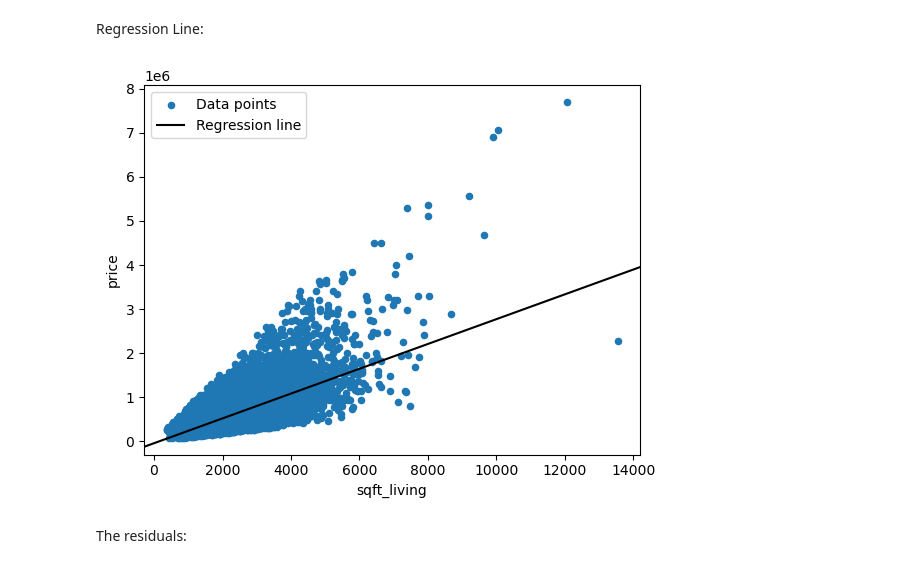
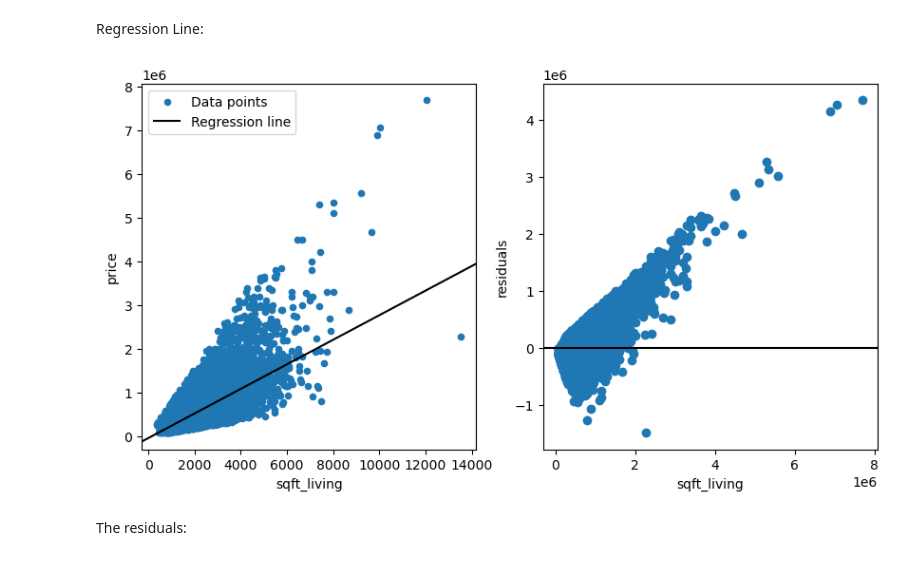
Before and after one commit to learn-co-curriculum/dsc-phase-2-project-v2-3, a Jupyter notebook: student.ipynb, the cells around one changed output. Saved outputs shown, nothing was run; the diff lists cells and outputs as text; code cells hidden in the pictures.

```diff
--- a/student.ipynb
+++ b/student.ipynb
@@ -464,9 +464,12 @@ data_updated
 | 21141 | 291310100 | 2015-01-16 | 400000.0 | 3 | 2.50 | 1600 | 2388 | 2.0 | 0 | 0 | ... |
 | 21142 | 1523300157 | 2014-10-15 | 325000.0 | 2 | 0.75 | 1020 | 1076 | 2.0 | 0 | 0 | ... |
 21143 rows × 21 columns
+# %%
+# New feature (number of years from yr_builf to yr_renovated)
+data_updated['YrsB4Renovation'] = data_updated['yr_renovated'] - data_updated['yr_built']
 # %%
 ### Drop the unnecessary
-data_updated.drop(['id','yr_built','yr_renovated','zipcode','long'], axis=1,inplace=True)
+data_updated.drop(['id','yr_built','yr_renovated'], axis=1,inplace=True)
 data_updated.head()
 # %% [output]
 |  | date | price | bedrooms | bathrooms | sqft_living | sqft_lot | floors | waterfront | view | condition | ... |
@@ -592,11 +599,16 @@ strong multicollinearity or other numerical problems.
 # %% [markdown]
 Regression Line:
 # %%
-fig, ax = plt.subplots()
-data.plot.scatter(x="sqft_living", y="price", label="Data points", ax=ax)
-sm.graphics.abline_plot(model_results=baseline_results, label="Regression line", ax=ax, color="black")
-ax.legend();
+fig, ax = plt.subplots(1,2, figsize= (10,5))
+data.plot.scatter(x="sqft_living", y="price", label="Data points", ax=ax[0])
+sm.graphics.abline_plot(model_results=baseline_results, label="Regression line", ax=ax[0], color="black")
+ax[0].legend();
+
+ax[1].scatter(data["price"], baseline_results.resid)
+ax[1].axhline(y=0, color="black")
+ax[1].set_xlabel("sqft_living")
+ax[1].set_ylabel("residuals");
 # %% [output]
-[figure, old version]
+[figure, new version]
 # %% [markdown]
 The residuals:
```
Also changed, not shown: parts of 30 cells of this notebook.
